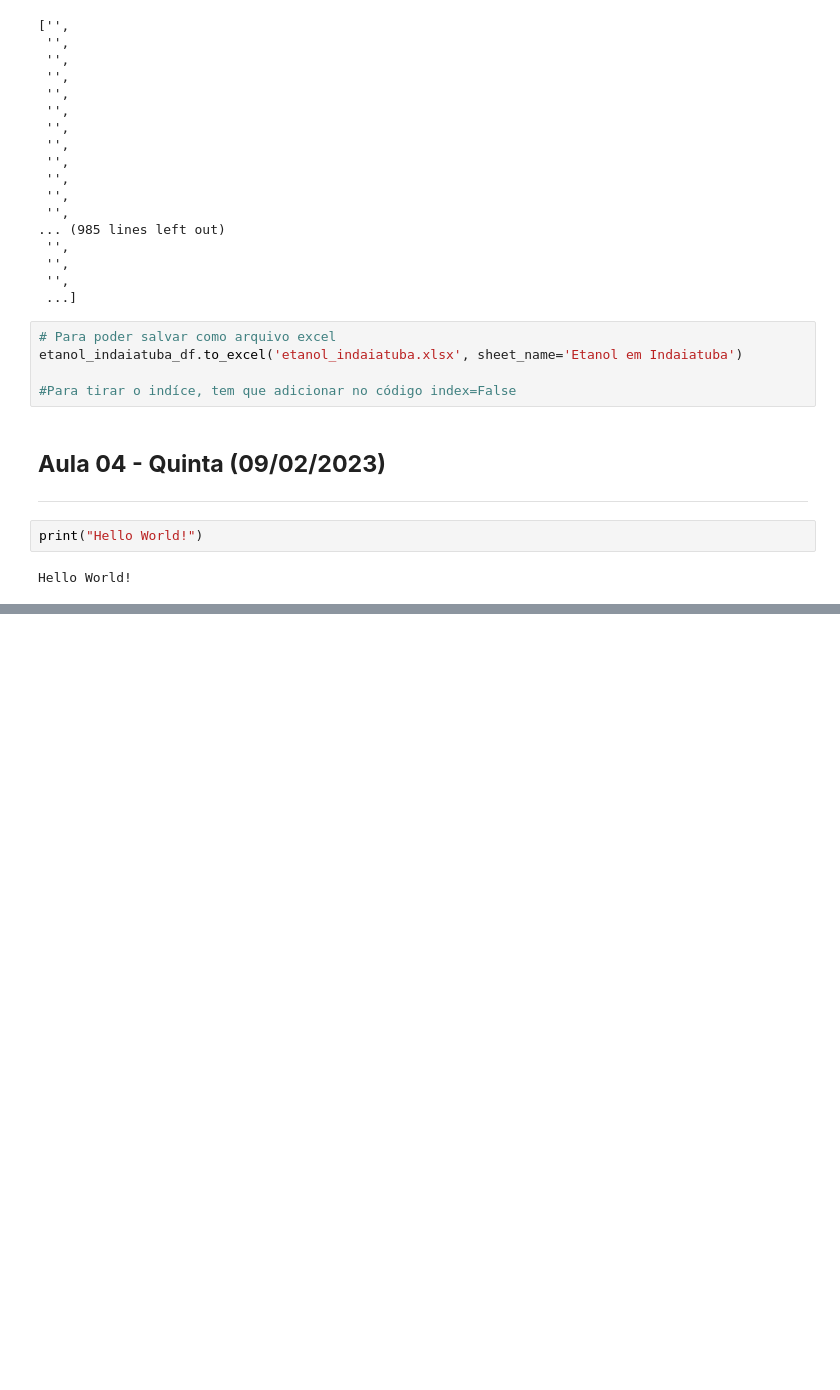
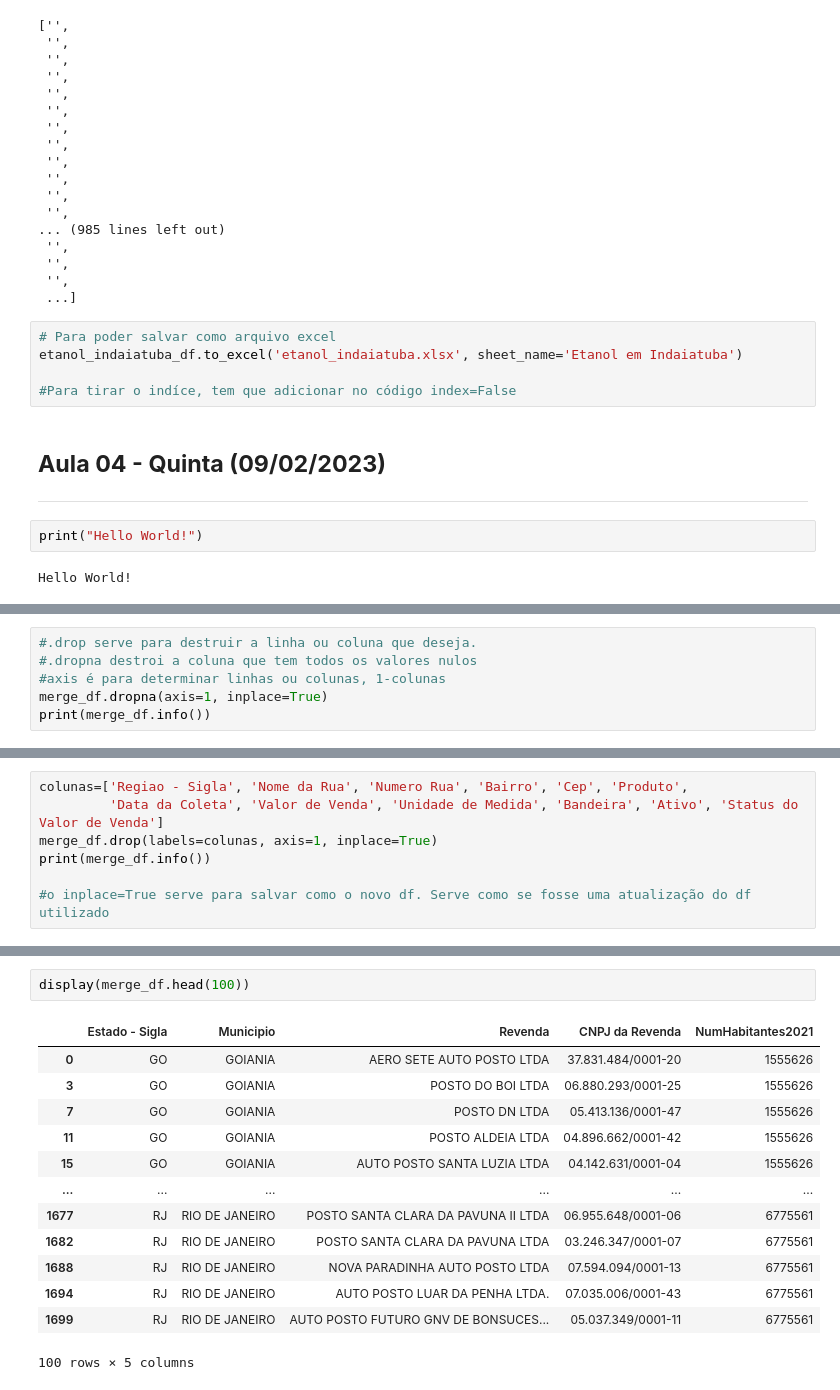
Before and after one commit to amandaamiroski/CursoextensaoPythonePandas, a Jupyter notebook: Aula_extensão_Python_e_Pandas.ipynb, the cells around one changed output, grey strips where cells are left out. Cells and saved outputs as stored; diff of their text form; blank space fills up the shorter version.

```diff
--- a/Aula_extensão_Python_e_Pandas.ipynb
+++ b/Aula_extensão_Python_e_Pandas.ipynb
@@ -313,0 +434,6 @@ Hello World!
+# %%
+#.drop serve para destruir a linha ou coluna que deseja.
+#.dropna destroi a coluna que tem todos os valores nulos
+#axis é para determinar linhas ou colunas, 1-colunas
+merge_df.dropna(axis=1, inplace=True)
+print(merge_df.info())
@@ -313,0 +458,7 @@ Hello World!
+# %%
+colunas=['Regiao - Sigla', 'Nome da Rua', 'Numero Rua', 'Bairro', 'Cep', 'Produto',
+         'Data da Coleta', 'Valor de Venda', 'Unidade de Medida', 'Bandeira', 'Ativo', 'Status do Valor de Venda']
+merge_df.drop(labels=colunas, axis=1, inplace=True)
+print(merge_df.info())
+
+#o inplace=True serve para salvar como o novo df. Serve como se fosse uma atualização do df utilizado
@@ -313,0 +479,16 @@ Hello World!
+# %%
+display(merge_df.head(100))
+# %% [output]
+|  | Estado - Sigla | Municipio | Revenda | CNPJ da Revenda | NumHabitantes2021 |
+| 0 | GO | GOIANIA | AERO SETE AUTO POSTO LTDA | 37.831.484/0001-20 | 1555626 |
+| 3 | GO | GOIANIA | POSTO DO BOI LTDA | 06.880.293/0001-25 | 1555626 |
+| 7 | GO | GOIANIA | POSTO DN LTDA | 05.413.136/0001-47 | 1555626 |
+| 11 | GO | GOIANIA | POSTO ALDEIA LTDA | 04.896.662/0001-42 | 1555626 |
+| 15 | GO | GOIANIA | AUTO POSTO SANTA LUZIA LTDA | 04.142.631/0001-04 | 1555626 |
+| ... | ... | ... | ... | ... | ... |
+| 1677 | RJ | RIO DE JANEIRO | POSTO SANTA CLARA DA PAVUNA II LTDA | 06.955.648/0001-06 | 6775561 |
+| 1682 | RJ | RIO DE JANEIRO | POSTO SANTA CLARA DA PAVUNA LTDA | 03.246.347/0001-07 | 6775561 |
+| 1688 | RJ | RIO DE JANEIRO | NOVA PARADINHA AUTO POSTO LTDA | 07.594.094/0001-13 | 6775561 |
+| 1694 | RJ | RIO DE JANEIRO | AUTO POSTO LUAR DA PENHA LTDA. | 07.035.006/0001-43 | 6775561 |
+| 1699 | RJ | RIO DE JANEIRO | AUTO POSTO FUTURO GNV DE BONSUCES... | 05.037.349/0001-11 | 6775561 |
+100 rows × 5 columns
```
Also changed, not shown: parts of 11 cells of this notebook.
